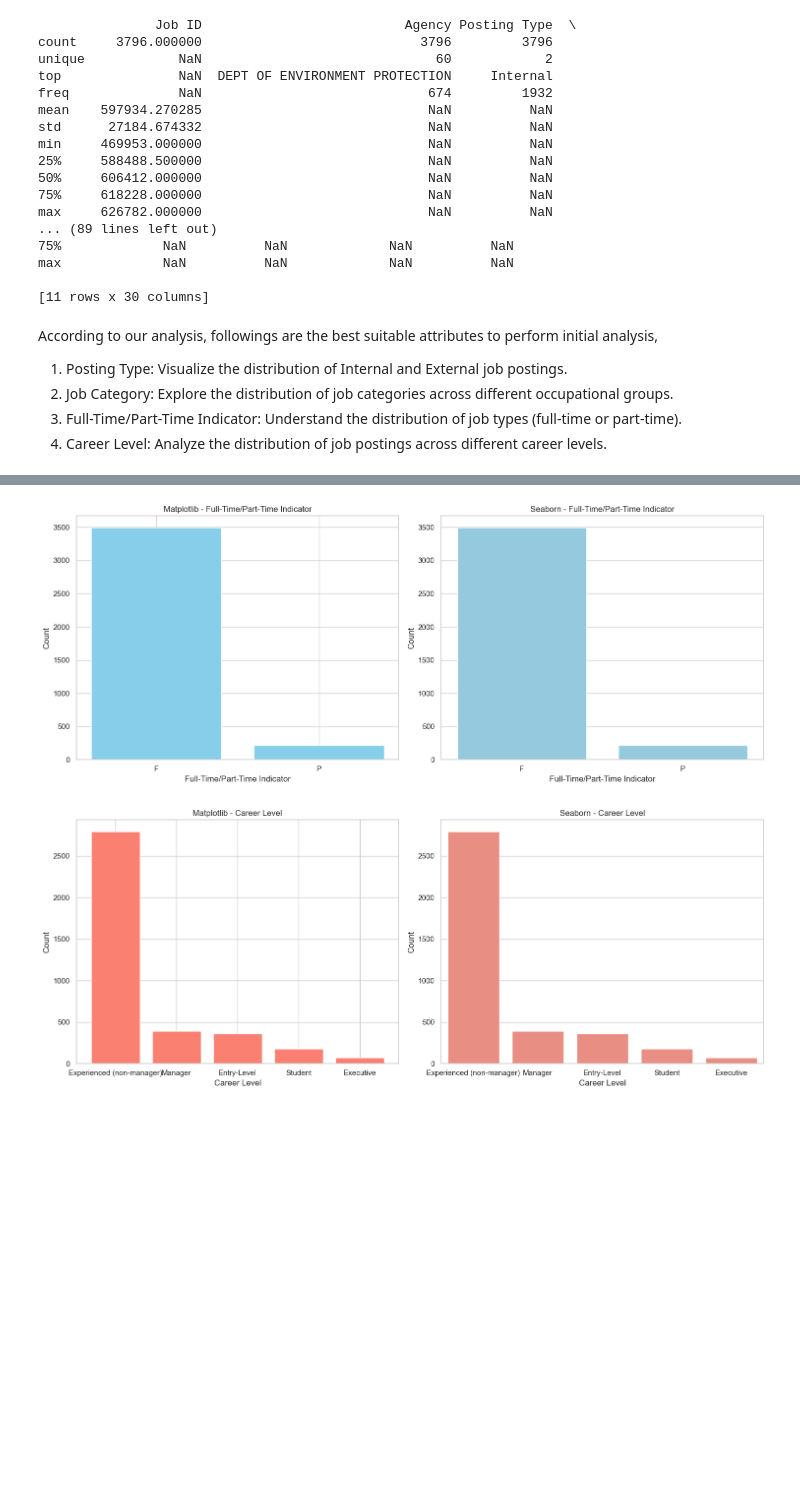
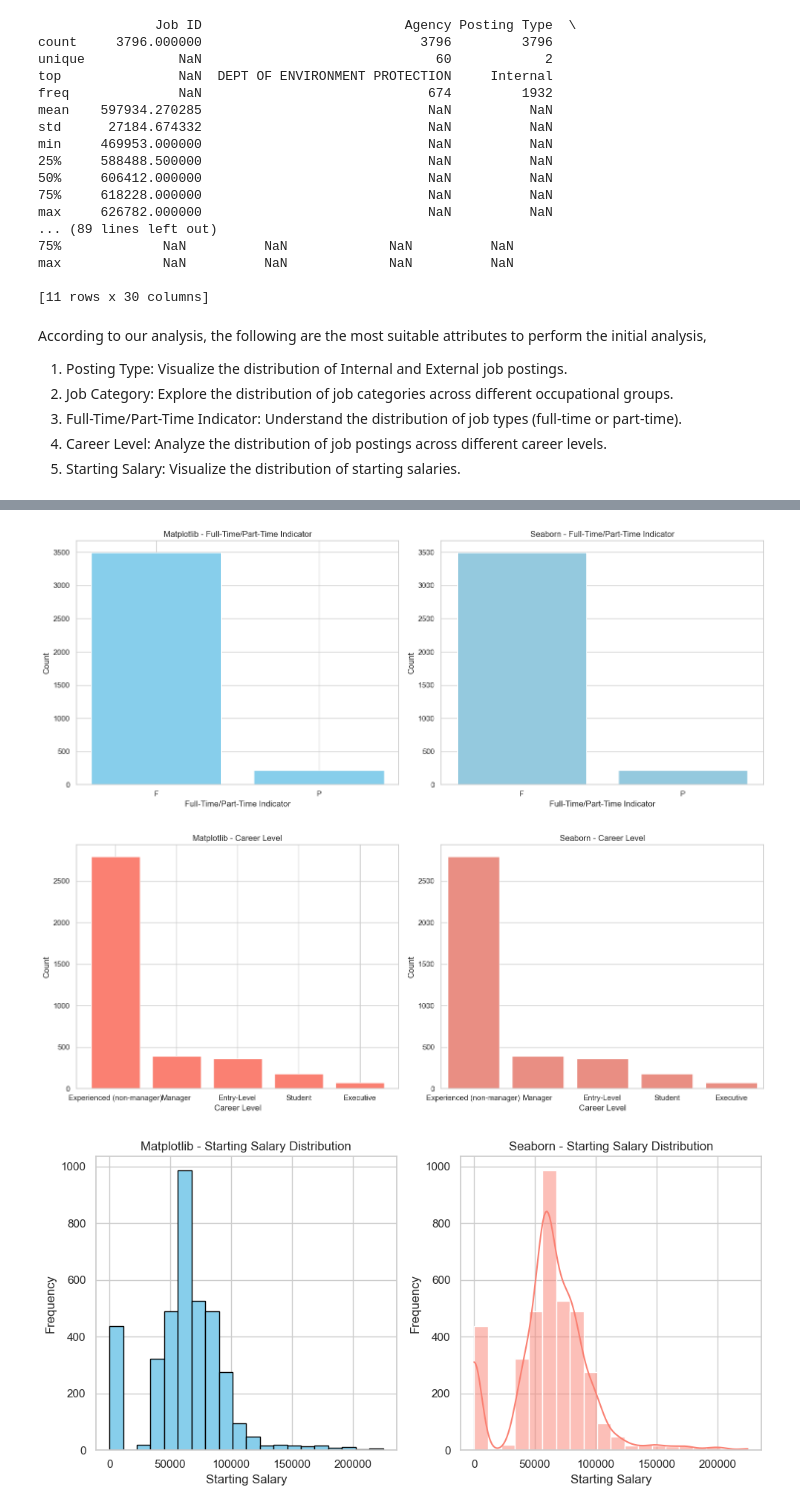
Before and after one commit to justsumant/DAV-5400, a Jupyter notebook: S_Gupta_Project1.ipynb, the cells around one changed output, grey strips where cells are left out. Saved outputs shown, nothing was run; the diff lists cells and outputs as text; code cells hidden in the pictures; blank space fills up the shorter version.

```diff
--- a/S_Gupta_Project1.ipynb
+++ b/S_Gupta_Project1.ipynb
@@ -86,11 +86,12 @@ max             NaN          NaN             NaN          NaN
 
 [11 rows x 30 columns]
 # %% [markdown]
-According to our analysis, followings are the best suitable attributes to perform initial analysis,
+According to our analysis, the following are the most suitable attributes to perform the initial analysis,
 1. Posting Type: Visualize the distribution of Internal and External job postings.
 2. Job Category: Explore the distribution of job categories across different occupational groups.
 3. Full-Time/Part-Time Indicator: Understand the distribution of job types (full-time or part-time).
 4. Career Level: Analyze the distribution of job postings across different career levels.
+5. Starting Salary: Visualize the distribution of starting salaries.
 # %%
 import matplotlib.pyplot as plt
 import seaborn as sns
@@ -194,30 +195,52 @@ plt.show()
 
 # ------------------------------------------------------------------------------------------------------------------------------
 
 # Example for Career Level
 career_level_counts = df['Career Level'].value_counts()
 
 # Create subplots
 fig, axes = plt.subplots(nrows=1, ncols=2, figsize=(15, 6))
 
 # Matplotlib plot
 axes[0].bar(career_level_counts.index, career_level_counts.values, color='salmon')
 axes[0].set_title('Matplotlib - Career Level')
 axes[0].set_xlabel('Career Level')
 axes[0].set_ylabel('Count')
 
 # Seaborn plot
 sns.barplot(x=career_level_counts.index, y=career_level_counts.values, color='salmon', ax=axes[1])
 axes[1].set_title('Seaborn - Career Level')
 axes[1].set_xlabel('Career Level')
 axes[1].set_ylabel('Count')
 
 # Adjust layout
 plt.tight_layout()
 plt.show()
+
+
+# ------------------------------------------------------------------------------------------------------------------------------
+
+# Matplotlib plot
+plt.figure(figsize=(10, 5))
+plt.subplot(1, 2, 1)
+df['Salary Range From'].hist(bins=20, color='skyblue', edgecolor='black')
+plt.title('Matplotlib - Starting Salary Distribution')
+plt.xlabel('Starting Salary')
+plt.ylabel('Frequency')
+
+# Seaborn plot
+plt.subplot(1, 2, 2)
+sns.histplot(df['Salary Range From'], bins=20, color='salmon', kde=True)
+plt.title('Seaborn - Starting Salary Distribution')
+plt.xlabel('Starting Salary')
+plt.ylabel('Frequency')
+
+plt.tight_layout()
+plt.show()
 # %% [output]
 [figure]
 [figure]
 [figure]
 [figure]
 [figure]
+[figure, added]
```
Also changed, not shown: parts of 6 cells of this notebook.
